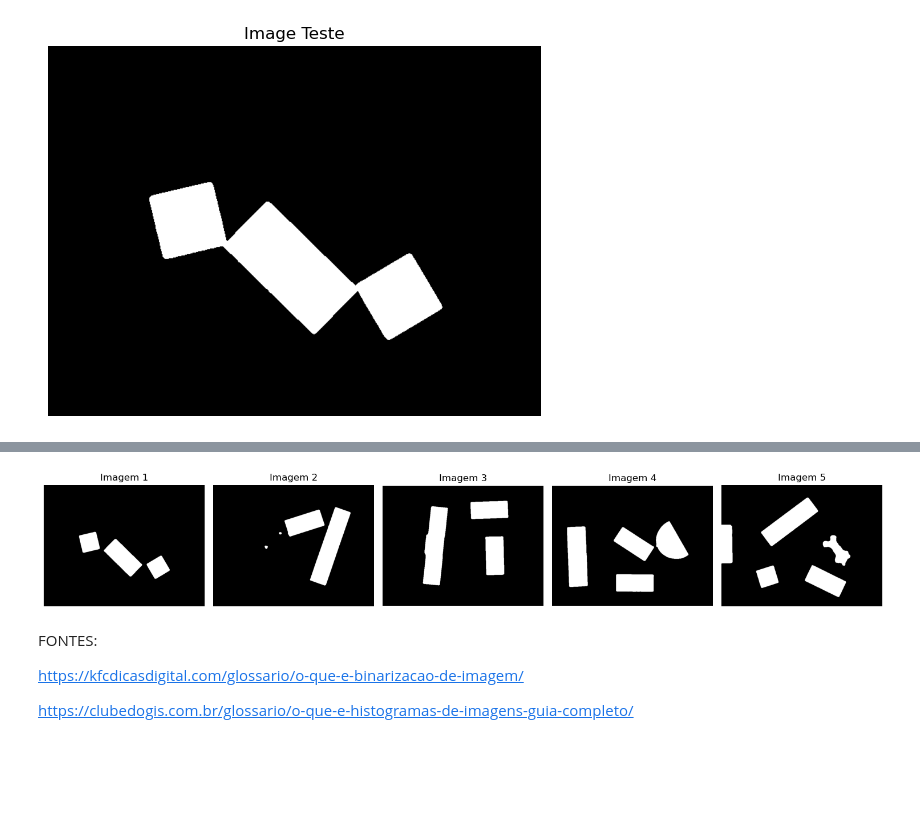
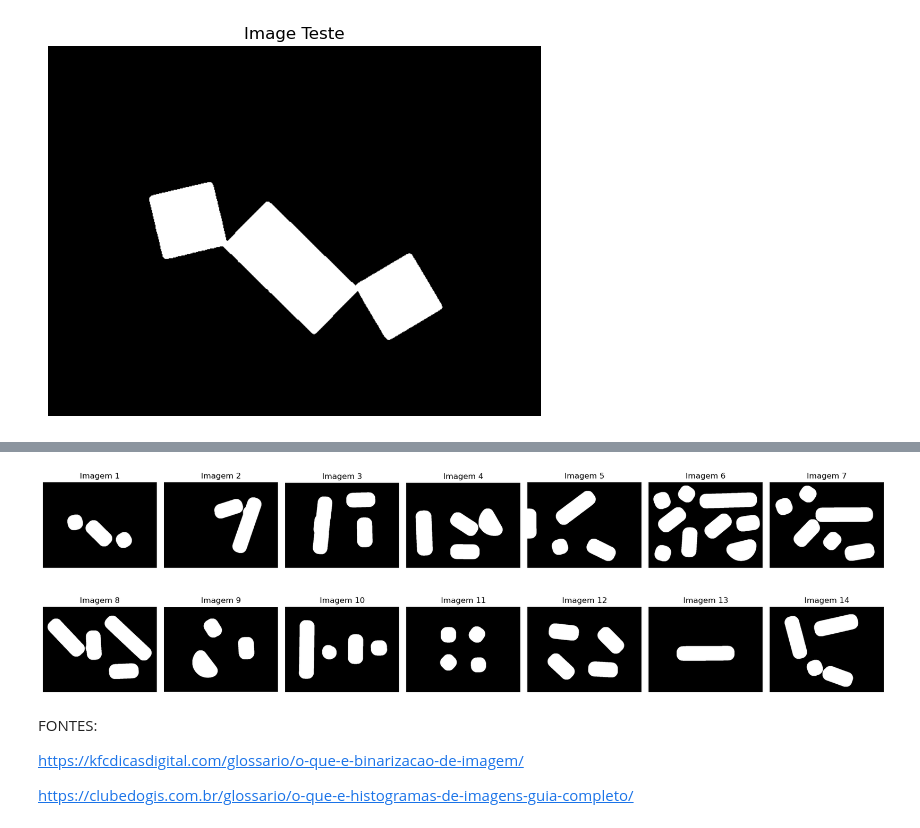
Before and after one commit to miguelac4/piv_tp1, a Jupyter notebook: src/trabalho_pratico1.ipynb, the cells around one changed output, grey strips where cells are left out. Saved outputs shown, nothing was run; the diff lists cells and outputs as text; code cells hidden in the pictures; blank space fills up the shorter version.

```diff
--- a/src/trabalho_pratico1.ipynb
+++ b/src/trabalho_pratico1.ipynb
@@ -363,0 +458,3 @@ plt.show()
+# %%
+kernel = np.ones((13,13), np.uint8)
+element = cv2.getStructuringElement(cv2.MORPH_ELLIPSE, (75,75))
@@ -366,29 +546,90 @@ Erode e Dilate para os 5 casos de Teste
 # %%
-img_erode2 = cv2.erode(bw2, kernel, iterations=3)
-img_erode3 = cv2.erode(bw3, kernel, iterations=3)
-img_erode4 = cv2.erode(bw4, kernel, iterations=3)
-img_erode5 = cv2.erode(bw5, kernel, iterations=3)
+img_closed1 = cv2.morphologyEx(bw1, cv2.MORPH_CLOSE, kernel)
+img_closed2 = cv2.morphologyEx(bw2, cv2.MORPH_CLOSE, kernel)
+img_closed3 = cv2.morphologyEx(bw3, cv2.MORPH_CLOSE, kernel)
+img_closed4 = cv2.morphologyEx(bw4, cv2.MORPH_CLOSE, kernel)
+img_closed5 = cv2.morphologyEx(bw5, cv2.MORPH_CLOSE, kernel)
+img_closed6 = cv2.morphologyEx(bw6, cv2.MORPH_CLOSE, kernel)
+img_closed7 = cv2.morphologyEx(bw7, cv2.MORPH_CLOSE, kernel)
+img_closed8 = cv2.morphologyEx(bw8, cv2.MORPH_CLOSE, kernel)
+img_closed9 = cv2.morphologyEx(bw9, cv2.MORPH_CLOSE, kernel)
+img_closed10 = cv2.morphologyEx(bw10, cv2.MORPH_CLOSE, kernel)
+img_closed11 = cv2.morphologyEx(bw11, cv2.MORPH_CLOSE, kernel)
+img_closed12 = cv2.morphologyEx(bw12, cv2.MORPH_CLOSE, kernel)
+img_closed13 = cv2.morphologyEx(bw13, cv2.MORPH_CLOSE, kernel)
+img_closed14 = cv2.morphologyEx(bw14, cv2.MORPH_CLOSE, kernel)
 
-img_dilate2 = cv2.dilate(img_erode2, kernel, iterations=1)
-img_dilate3 = cv2.dilate(img_erode3, kernel, iterations=1)
-img_dilate4 = cv2.dilate(img_erode4, kernel, iterations=1)
-img_dilate5 = cv2.dilate(img_erode5, kernel, iterations=1)
+img_erode1 = cv2.erode(img_closed1, element, iterations=1)
+img_erode2 = cv2.erode(img_closed2, element, iterations=1)
+img_erode3 = cv2.erode(img_closed3, element, iterations=1)
+img_erode4 = cv2.erode(img_closed4, element, iterations=1)
+img_erode5 = cv2.erode(img_closed5, element, iterations=1)
+img_erode6 = cv2.erode(img_closed6, element, iterations=1)
+img_erode7 = cv2.erode(img_closed7, element, iterations=1)
+img_erode8 = cv2.erode(img_closed8, element, iterations=1)
+img_erode9 = cv2.erode(img_closed9, element, iterations=1)
+img_erode10 = cv2.erode(img_closed10, element, iterations=1)
+img_erode11 = cv2.erode(img_closed11, element, iterations=1)
+img_erode12 = cv2.erode(img_closed12, element, iterations=1)
+img_erode13 = cv2.erode(img_closed13, element, iterations=1)
+img_erode14 = cv2.erode(img_closed14, element, iterations=1)
 
-bws = [img_dilate1, img_dilate2, img_dilate3, img_dilate4, img_dilate5]
-titulos = ["Imagem 1", "Imagem 2", "Imagem 3", "Imagem 4", "Imagem 5"]
+img_dilate1 = cv2.dilate(img_erode1, element, iterations=1)
+img_dilate2 = cv2.dilate(img_erode2, element, iterations=1)
+img_dilate3 = cv2.dilate(img_erode3, element, iterations=1)
+img_dilate4 = cv2.dilate(img_erode4, element, iterations=1)
+img_dilate5 = cv2.dilate(img_erode5, element, iterations=1)
+img_dilate6 = cv2.dilate(img_erode6, element, iterations=1)
+img_dilate7 = cv2.dilate(img_erode7, element, iterations=1)
+img_dilate8 = cv2.dilate(img_erode8, element, iterations=1)
+img_dilate9 = cv2.dilate(img_erode9, element, iterations=1)
+img_dilate10 = cv2.dilate(img_erode10, element, iterations=1)
+img_dilate11 = cv2.dilate(img_erode11, element, iterations=1)
+img_dilate12 = cv2.dilate(img_erode12, element, iterations=1)
+img_dilate13 = cv2.dilate(img_erode13, element, iterations=1)
+img_dilate14 = cv2.dilate(img_erode14, element, iterations=1)
 
-plt.figure(figsize=(15, 5))  # largura x altura
+img_opened1 = cv2.morphologyEx(img_dilate1, cv2.MORPH_OPEN, kernel, iterations=1)
+img_opened2 = cv2.morphologyEx(img_dilate2, cv2.MORPH_OPEN, kernel, iterations=1)
+img_opened3 = cv2.morphologyEx(img_dilate3, cv2.MORPH_OPEN, kernel, iterations=1)
+img_opened4 = cv2.morphologyEx(img_dilate4, cv2.MORPH_OPEN, kernel, iterations=1)
+img_opened5 = cv2.morphologyEx(img_dilate5, cv2.MORPH_OPEN, kernel, iterations=1)
+img_opened6 = cv2.morphologyEx(img_dilate6, cv2.MORPH_OPEN, kernel, iterations=1)
+img_opened7 = cv2.morphologyEx(img_dilate7, cv2.MORPH_OPEN, kernel, iterations=1)
+img_opened8 = cv2.morphologyEx(img_dilate8, cv2.MORPH_OPEN, kernel, iterations=1)
+img_opened9 = cv2.morphologyEx(img_dilate9, cv2.MORPH_OPEN, kernel, iterations=1)
+img_opened10 = cv2.morphologyEx(img_dilate10, cv2.MORPH_OPEN, kernel, iterations=1)
+img_opened11 = cv2.morphologyEx(img_dilate11, cv2.MORPH_OPEN, kernel, iterations=1)
+img_opened12 = cv2.morphologyEx(img_dilate12, cv2.MORPH_OPEN, kernel, iterations=1)
+img_opened13 = cv2.morphologyEx(img_dilate13, cv2.MORPH_OPEN, kernel, iterations=1)
+img_opened14 = cv2.morphologyEx(img_dilate14, cv2.MORPH_OPEN, kernel, iterations=1)
 
-for i in range(5):
-    plt.subplot(1, 5, i+1)       # 1 linha, 5 colunas
-    plt.imshow(bws[i], cmap="gray")
-    plt.title(titulos[i])
+
+
+
+bws_opened = [
+    img_opened1, img_opened2, img_opened3, img_opened4, img_opened5,
+    img_opened6, img_opened7, img_opened8, img_opened9, img_opened10,
+    img_opened11, img_opened12, img_opened13, img_opened14
+]
+
+titulos_opened = [
+    "Imagem 1", "Imagem 2", "Imagem 3", "Imagem 4", "Imagem 5", "Imagem 6", "Imagem 7",
+    "Imagem 8", "Imagem 9", "Imagem 10", "Imagem 11", "Imagem 12", "Imagem 13", "Imagem 14"
+]
+
+plt.figure(figsize=(18, 6))  # largura x altura da figura
+
+for i in range(14):
+    plt.subplot(2, 7, i+1)  # 2 linhas, 7 colunas
+    plt.imshow(bws_opened[i], cmap="gray")
+    plt.title(titulos_opened[i])
     plt.axis("off")
 
 plt.tight_layout()
 plt.show()
 # %% [output]
-[figure, old version]
+[figure, new version]
 # %% [markdown]
 FONTES:
 
```
Also changed, not shown: parts of 18 cells of this notebook.
